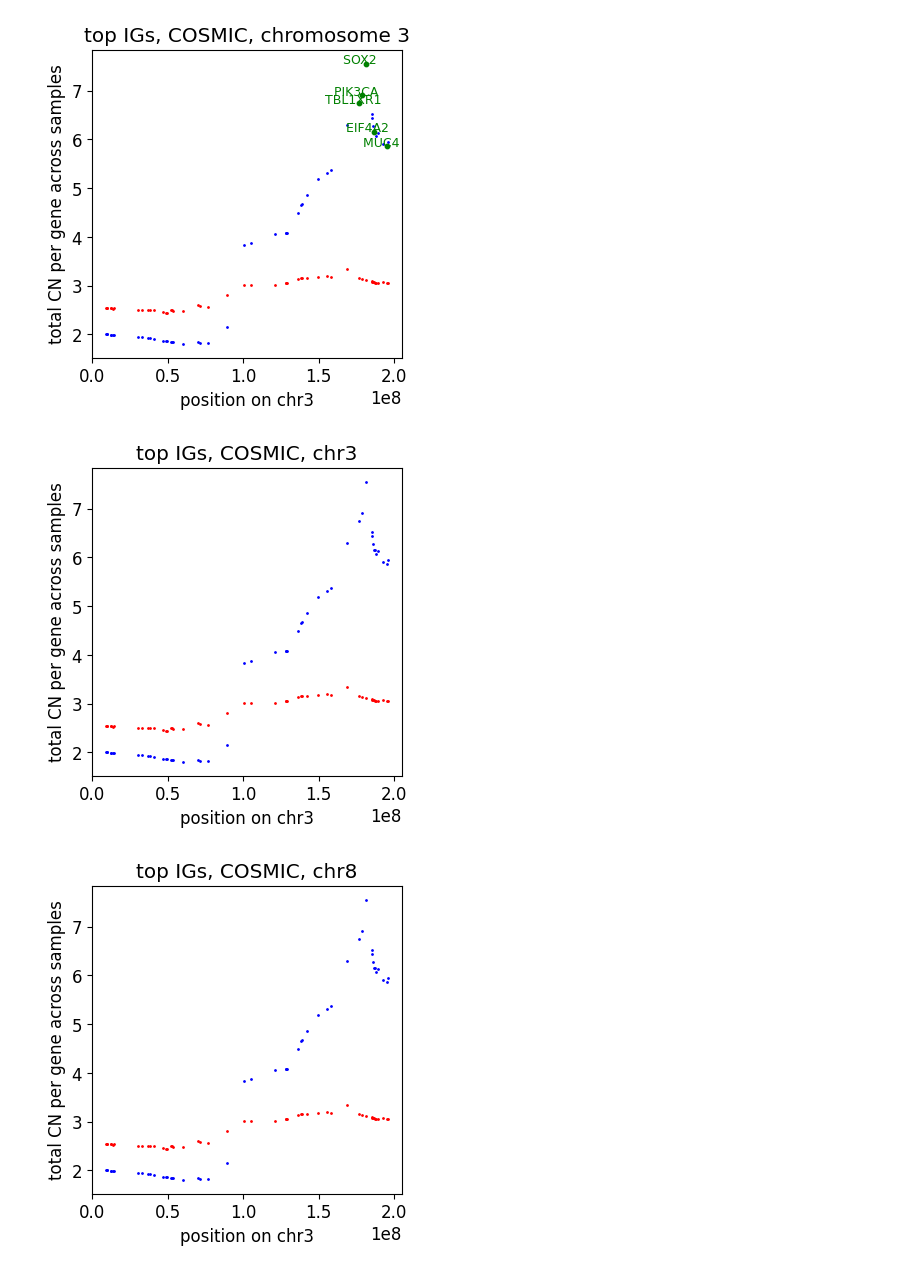
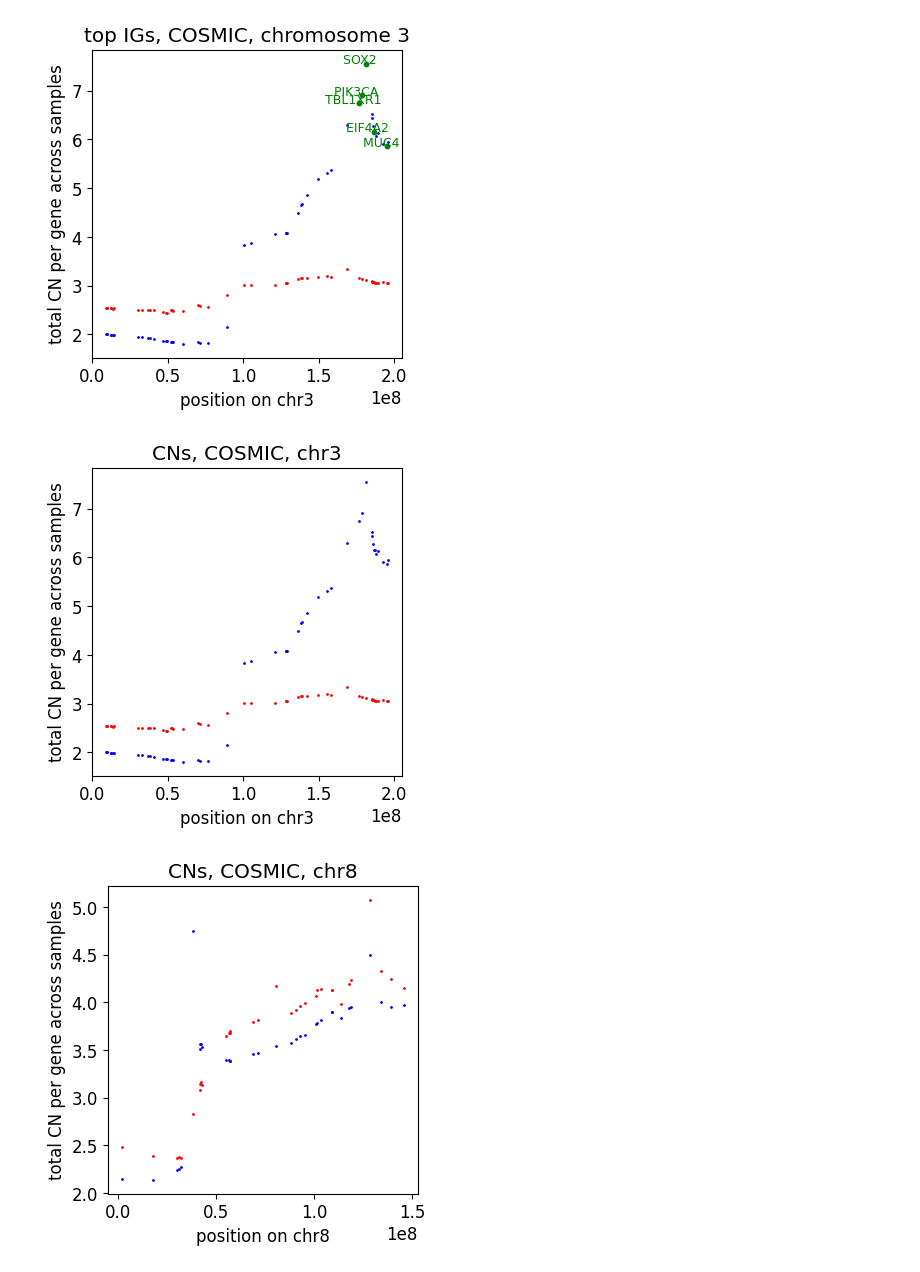
Before and after one commit to ICCB-Cologne/CNSistent, a Jupyter notebook: notebooks/analyze/analyze_lung.ipynb, the cells around one changed output. Drawn from its saved outputs; the diff is of its cells as text; code cells hidden in the pictures.

Commit message:
Updated lung plots for article.

```diff
--- a/notebooks/analyze/analyze_lung.ipynb
+++ b/notebooks/analyze/analyze_lung.ipynb
@@ -107,12 +104,12 @@ save_cns_fig(f"fig_COSMIC_dots_IG_att_chr3")
 [figure]
 # %%
 for chrom in chroms:
-    fig, ax = fig_dots(cosmic_lusc_group, chrom="chr3", column="total_cn")
-    plot_dots(ax, cosmic_luad_group, chrom="chr3", column="total_cn", color="red")
+    fig, ax = fig_dots(cosmic_lusc_group, chrom=chrom, column="total_cn")
+    plot_dots(ax, cosmic_luad_group, chrom=chrom, column="total_cn", color="red")
 
     ax.set_ylabel("total CN per gene across samples")
-    plt.title(f"top IGs, COSMIC, {chrom}")
+    plt.title(f"CNs, COSMIC, {chrom}")
     save_cns_fig(f"fig_COSMIC_IG_att_{chrom}")
 # %% [output]
-[figure, old version]
+[figure, new version]
-[figure, old version]
+[figure, new version]
```
Also changed, not shown: parts of 8 cells of this notebook, 2 other files.
